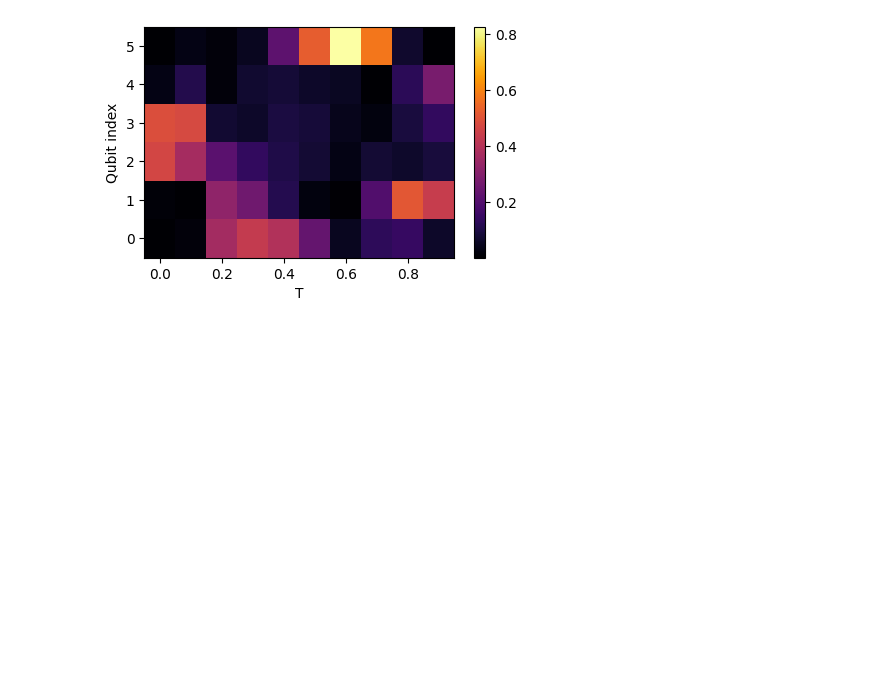
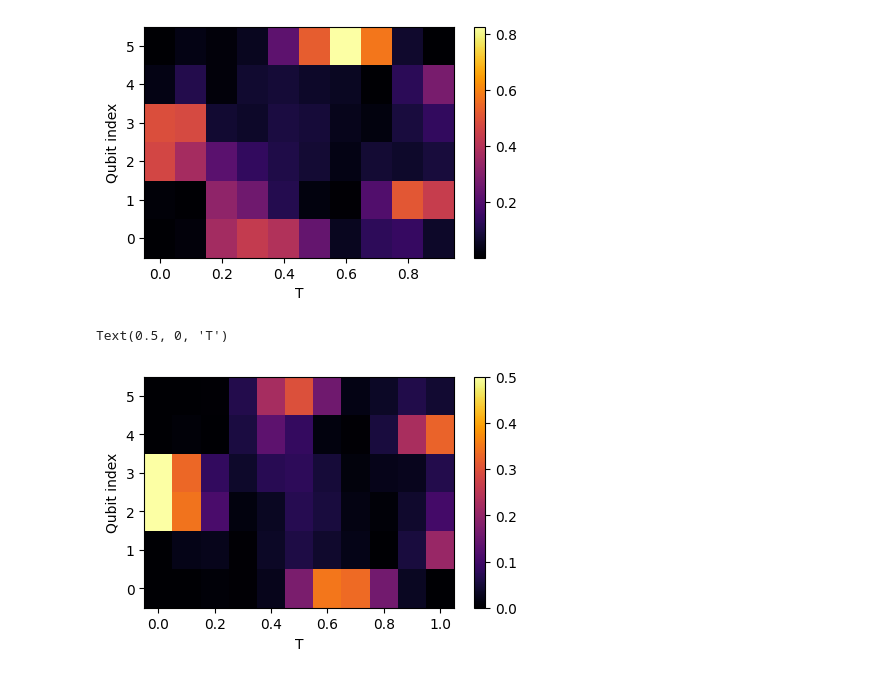
Before and after one commit to syralie/qsim-condensed-matter, a Jupyter notebook: NHSE.ipynb, the cells around one changed output. Cells and saved outputs as stored; diff of their text form; code cells hidden in the pictures; blank space fills up the shorter version.

Commit message:
Added purely numerical, no qiskit version

```diff
--- a/NHSE.ipynb
+++ b/NHSE.ipynb
@@ -279,3 +275,51 @@ plt.xlabel('T')
 # %% [output]
 Text(0.5, 0, 'T')
 [figure]
+# %%
+# For gamma = 0.5 case (Full matrices and state vector based, no qiskit)
+N = 6
+nb_timesteps = 10
+
+# Generate the unitary
+matrix = get_U_HN(2, 0.5, N, 0.1)
+
+# create the initial state vector (|↓↓↑↓↓↓⟩+|↓↓↓↑↓↓⟩)/ 2
+initial_vector = np.zeros((2**(N+1), 1), dtype=complex)
+initial_vector[2**(N//2)] = 1/np.sqrt(2)
+initial_vector[2**(N//2 -1)] = 1/np.sqrt(2)
+
+
+magnetization=[]
+for n_steps in range(nb_timesteps + 1):
+
+    # for each time step, apply the matrix n_steps times onto the initial vector
+    state_vector = np.matmul(np.linalg.matrix_power(matrix, n_steps), initial_vector).T[0]
+    state_dict = {}
+    for i in range(2 ** N):
+        # allocate the relevant probabilities to each state
+        state_dict[bin(i)[2:].zfill(N+1)] = np.abs(state_vector[i]) ** 2
+
+
+    # create a new row to add to magnetization array
+    row = [0 for _ in range(N)]
+    for key, value in state_dict.items():
+
+        # key[0] is the ancillary qubit
+        if key[0] == '0':
+            for i in range(1, N + 1):
+
+                # if the other qubits have a result of 1, then add the probabilities to that qubit
+                if key[i] == '1':
+                    row[i - 1] += value
+    magnetization += [row]
+
+magnetization = np.array(magnetization)
+
+fig = plt.figure(figsize=(10/2,6/2), facecolor='white')
+im = plt.pcolormesh([0.1 * i for i in range(nb_timesteps + 1)], np.arange(0,N,1), magnetization.T, cmap='inferno')
+fig.colorbar(im)
+plt.ylabel('Qubit index')
+plt.xlabel('T')
+# %% [output]
+Text(0.5, 0, 'T')
+[figure, added]
```
Also changed, not shown: parts of 4 cells of this notebook.
